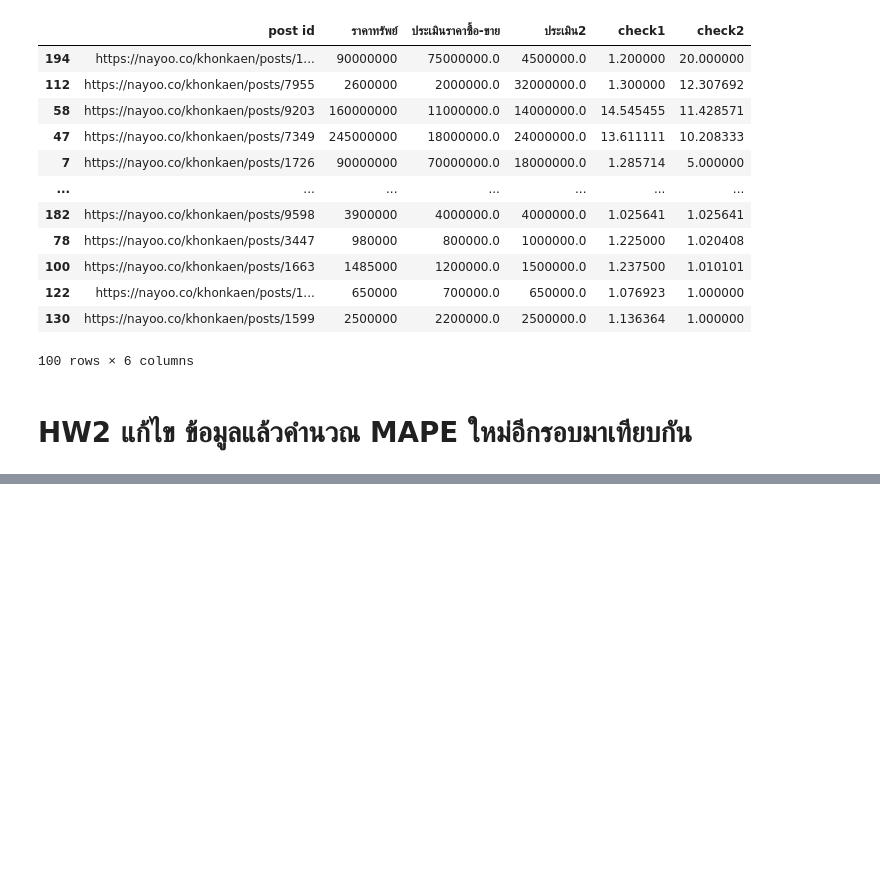
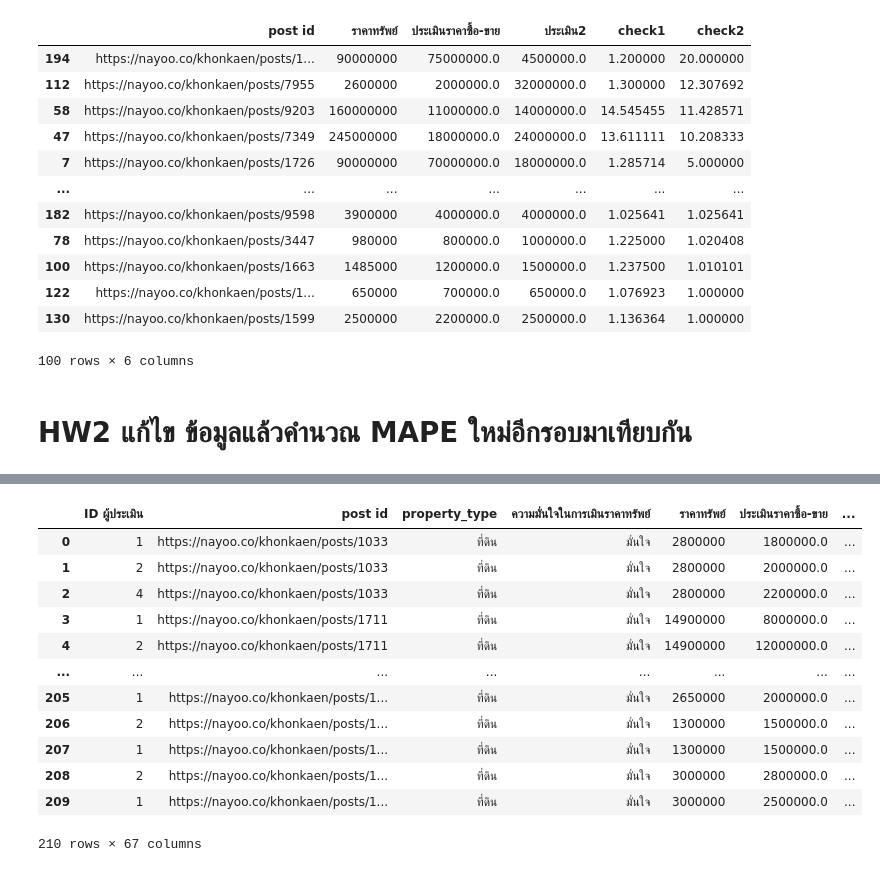
Before and after one commit to tohnperfect/bsc_dpdm22, a Jupyter notebook: [dataprep1]_property_estimator.ipynb, the cells around one changed output, grey strips where cells are left out. Drawn from its saved outputs; the diff is of its cells as text; code cells hidden in the pictures; blank space fills up the shorter version.

```diff
--- a/[dataprep1]_property_estimator.ipynb
+++ b/[dataprep1]_property_estimator.ipynb
@@ -465,0 +474,21 @@ land.sort_values(by=['check2'],ascending=False)
+# %%
+sheet_id = '1jIF55aFmr8rqqK7dBMXoyA71TWlHdIiiQAa0p1Dr794'
+sheet_name = 'land'
+url = f'https://docs.google.com/spreadsheets/d/{sheet_id}/gviz/tq?tqx=out:csv&sheet={sheet_name}'
+# %%
+temp = pd.read_csv(url)
+temp
+# %% [output]
+|  | ID ผู้ประเมิน | post id | property_type | ความมั่นใจในการเมินราคาทรัพย์ | ราคาทรัพย์ | ประเมินราคาซื้อ-ขาย | ... |
+| 0 | 1 | https://nayoo.co/khonkaen/posts/1033 | ที่ดิน | มั่นใจ | 2800000 | 1800000.0 | ... |
+| 1 | 2 | https://nayoo.co/khonkaen/posts/1033 | ที่ดิน | มั่นใจ | 2800000 | 2000000.0 | ... |
+| 2 | 4 | https://nayoo.co/khonkaen/posts/1033 | ที่ดิน | มั่นใจ | 2800000 | 2200000.0 | ... |
+| 3 | 1 | https://nayoo.co/khonkaen/posts/1711 | ที่ดิน | มั่นใจ | 14900000 | 8000000.0 | ... |
+| 4 | 2 | https://nayoo.co/khonkaen/posts/1711 | ที่ดิน | มั่นใจ | 14900000 | 12000000.0 | ... |
+| ... | ... | ... | ... | ... | ... | ... | ... |
+| 205 | 1 | https://nayoo.co/khonkaen/posts/1... | ที่ดิน | มั่นใจ | 2650000 | 2000000.0 | ... |
+| 206 | 2 | https://nayoo.co/khonkaen/posts/1... | ที่ดิน | มั่นใจ | 1300000 | 1500000.0 | ... |
+| 207 | 1 | https://nayoo.co/khonkaen/posts/1... | ที่ดิน | มั่นใจ | 1300000 | 1500000.0 | ... |
+| 208 | 2 | https://nayoo.co/khonkaen/posts/1... | ที่ดิน | มั่นใจ | 3000000 | 2800000.0 | ... |
+| 209 | 1 | https://nayoo.co/khonkaen/posts/1... | ที่ดิน | มั่นใจ | 3000000 | 2500000.0 | ... |
+210 rows × 67 columns
```
Also changed, not shown: parts of 6 cells of this notebook.
